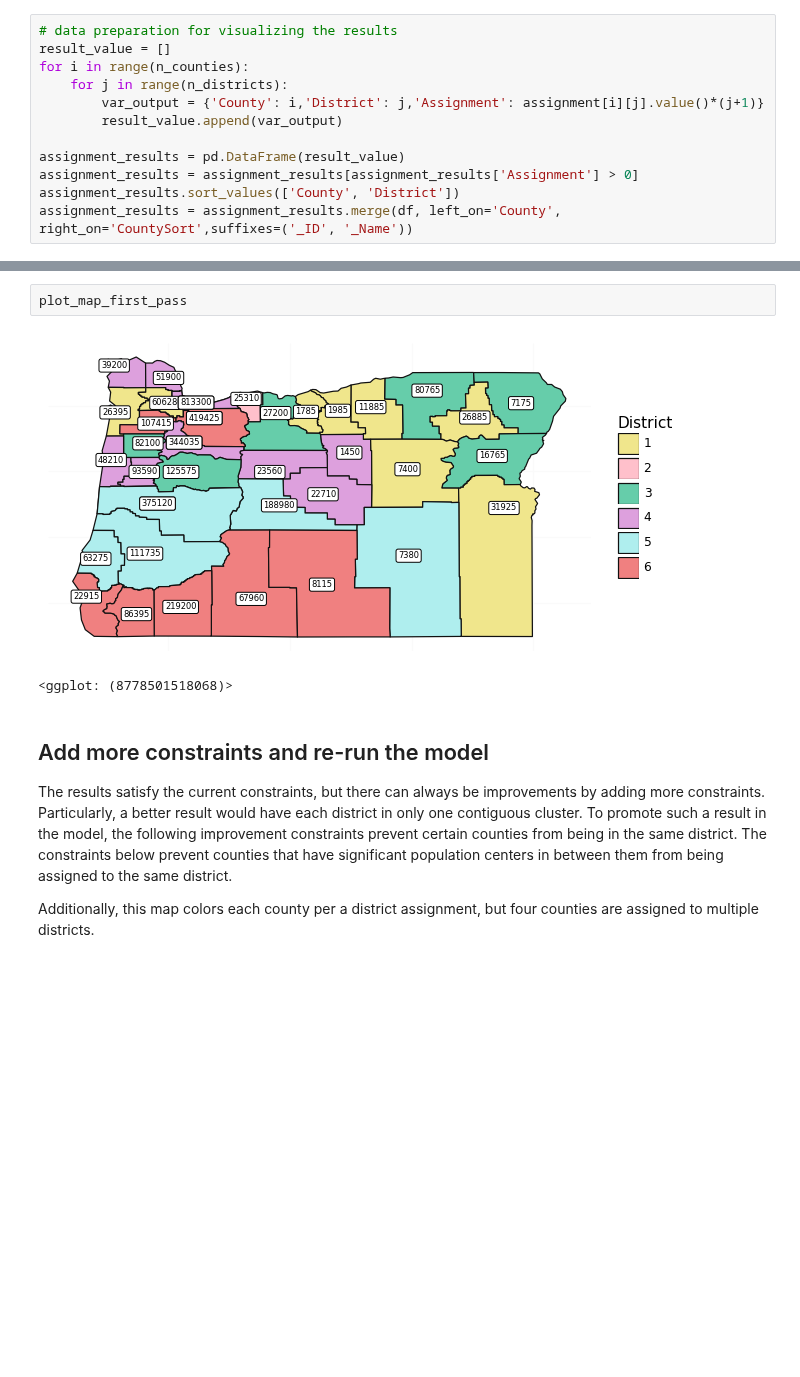
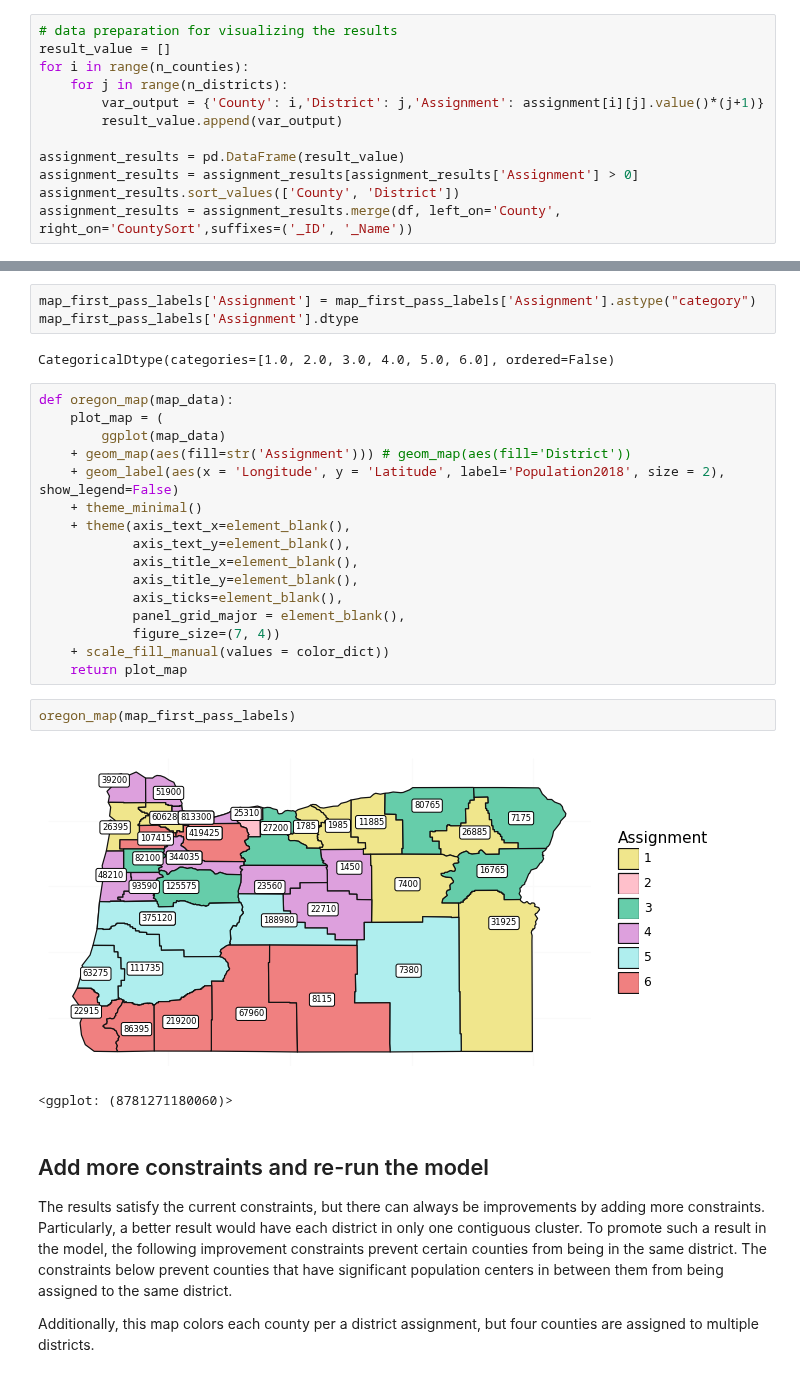
Before and after one commit to wpbSabi/python_optimization, a Jupyter notebook: oregon_districts/OregonDistrictsModel.ipynb, the cells around one changed output, grey strips where cells are left out. Cells and saved outputs as stored; diff of their text form; blank space fills up the shorter version.

```diff
--- a/oregon_districts/OregonDistrictsModel.ipynb
+++ b/oregon_districts/OregonDistrictsModel.ipynb
@@ -333,8 +333,29 @@ ggplot(map_first_pass_labels)
-# %%
-plot_map_first_pass
-# %% [output]
-[figure, removed]
-<ggplot: (8778501518068)>
+# %%
+map_first_pass_labels['Assignment'] = map_first_pass_labels['Assignment'].astype("category")
+map_first_pass_labels['Assignment'].dtype
+# %% [output]
+CategoricalDtype(categories=[1.0, 2.0, 3.0, 4.0, 5.0, 6.0], ordered=False)
+# %%
+def oregon_map(map_data):
+    plot_map = (
+        ggplot(map_data)
+    + geom_map(aes(fill=str('Assignment'))) # geom_map(aes(fill='District'))
+    + geom_label(aes(x = 'Longitude', y = 'Latitude', label='Population2018', size = 2), show_legend=False)
+    + theme_minimal()
+    + theme(axis_text_x=element_blank(),
+            axis_text_y=element_blank(),
+            axis_title_x=element_blank(),
+            axis_title_y=element_blank(),
+            axis_ticks=element_blank(),
+            panel_grid_major = element_blank(),
+            figure_size=(7, 4))
+    + scale_fill_manual(values = color_dict))
+    return plot_map
+# %%
+oregon_map(map_first_pass_labels)
+# %% [output]
+[figure, added]
+<ggplot: (8781271180060)>
 # %% [markdown]
 ## Add more constraints and re-run the model
 The results satisfy the current constraints, but there can always be improvements by adding more constraints.  Particularly, a better result would have each district in only one contiguous cluster.  To promote such a result in the model, the following improvement constraints prevent certain counties from being in the same district.  The constraints below prevent counties that have significant population centers in between them from being assigned to the same district.
```
Also changed, not shown: parts of 21 cells of this notebook.
